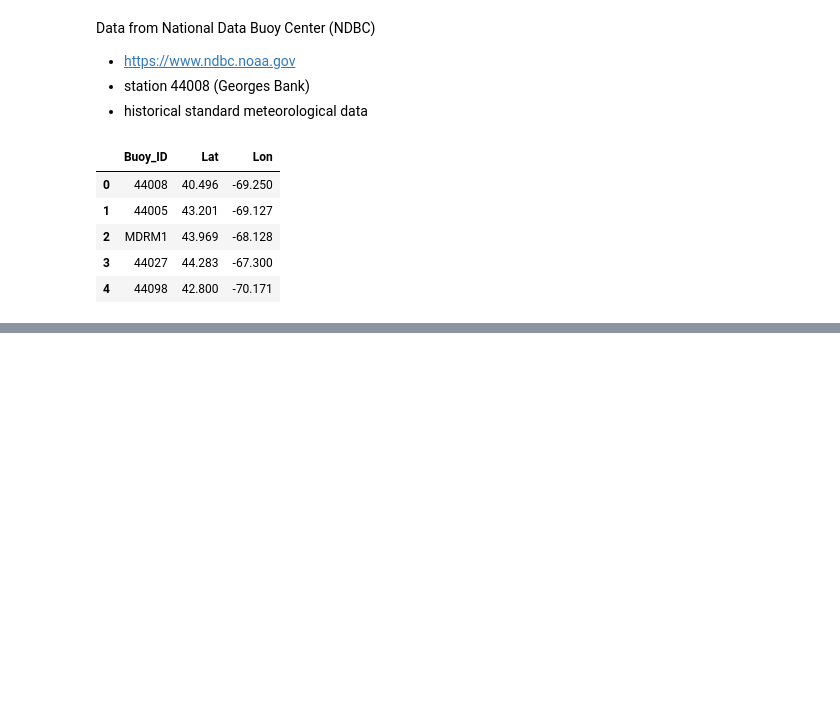
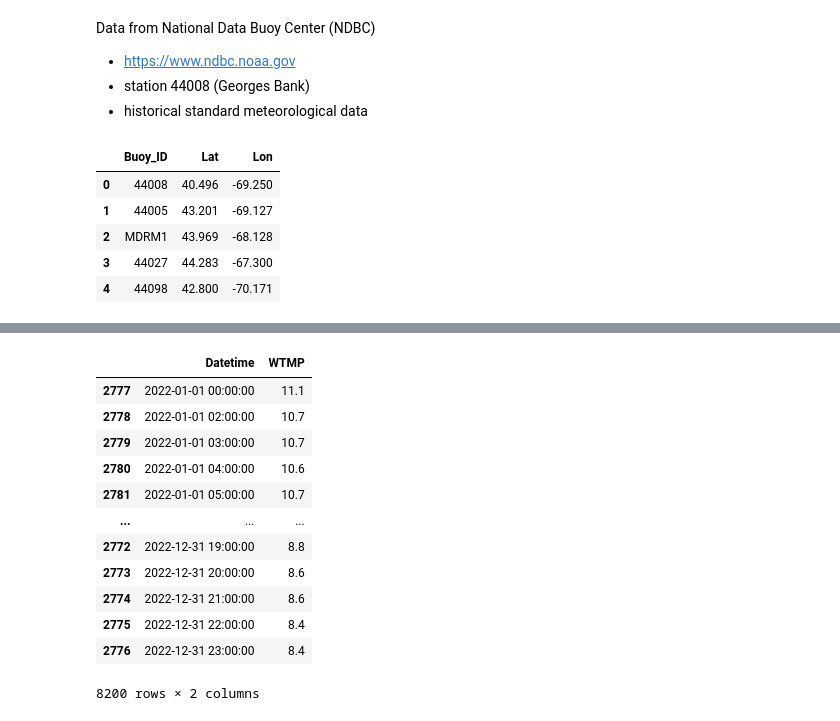
Before and after one commit to jesseturner/FalseLowClouds, a Jupyter notebook: Case_Studies/Georges_Bank/Anomaly_Analysis.ipynb, the cells around one changed output, grey strips where cells are left out. Cells and saved outputs as stored; diff of their text form; code cells hidden in the pictures; blank space fills up the shorter version.

```diff
--- a/Case_Studies/Georges_Bank/Anomaly_Analysis.ipynb
+++ b/Case_Studies/Georges_Bank/Anomaly_Analysis.ipynb
@@ -191,0 +277,17 @@ ax.legend()
+# %%
+result_roi = result_roi.sort_values(by='Datetime')
+result_roi
+# %% [output]
+|  | Datetime | WTMP |
+| 2777 | 2022-01-01 00:00:00 | 11.1 |
+| 2778 | 2022-01-01 02:00:00 | 10.7 |
+| 2779 | 2022-01-01 03:00:00 | 10.7 |
+| 2780 | 2022-01-01 04:00:00 | 10.6 |
+| 2781 | 2022-01-01 05:00:00 | 10.7 |
+| ... | ... | ... |
+| 2772 | 2022-12-31 19:00:00 | 8.8 |
+| 2773 | 2022-12-31 20:00:00 | 8.6 |
+| 2774 | 2022-12-31 21:00:00 | 8.6 |
+| 2775 | 2022-12-31 22:00:00 | 8.4 |
+| 2776 | 2022-12-31 23:00:00 | 8.4 |
+8200 rows × 2 columns
```
Also changed, not shown: parts of 8 cells of this notebook, 1 other file.
